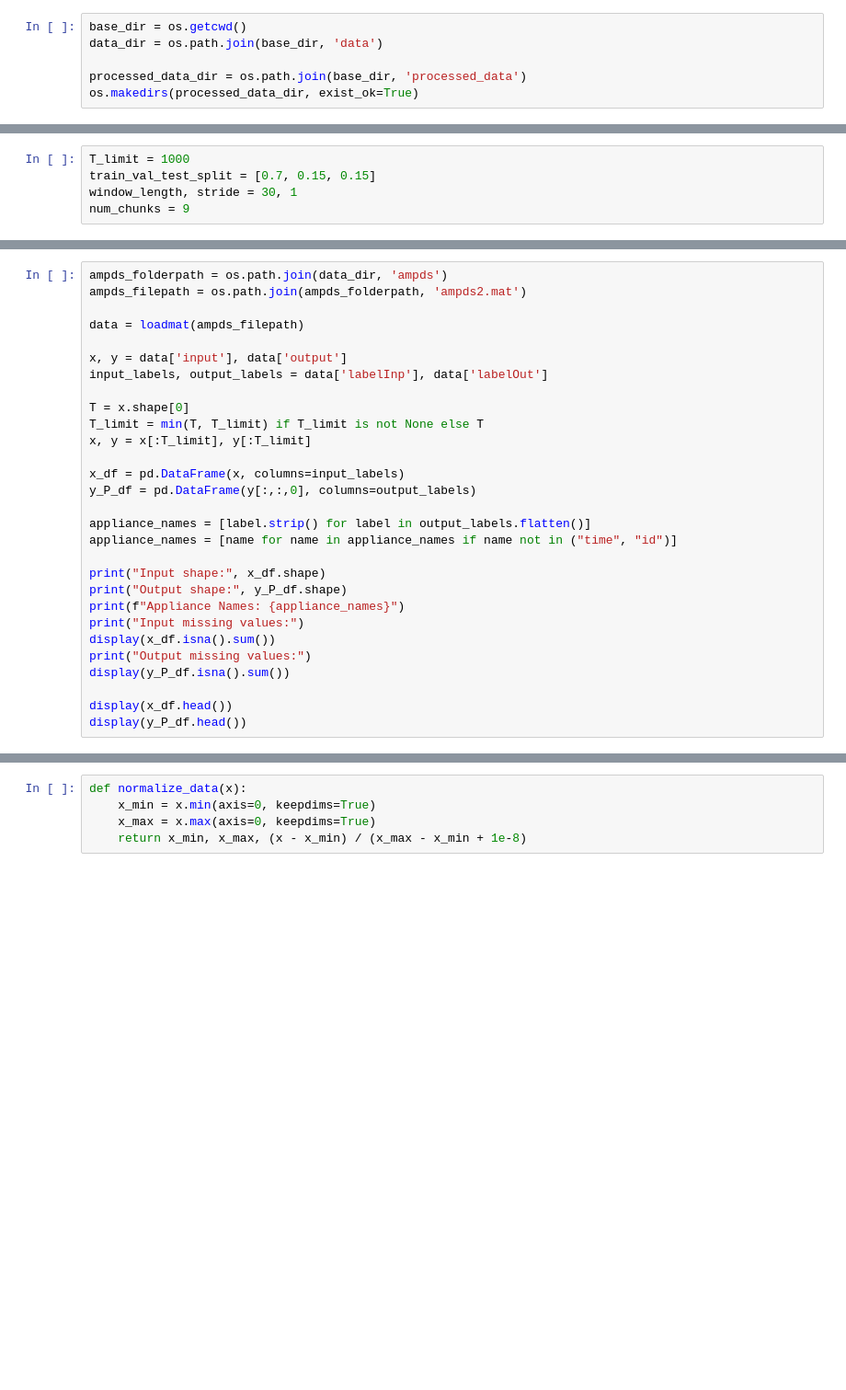
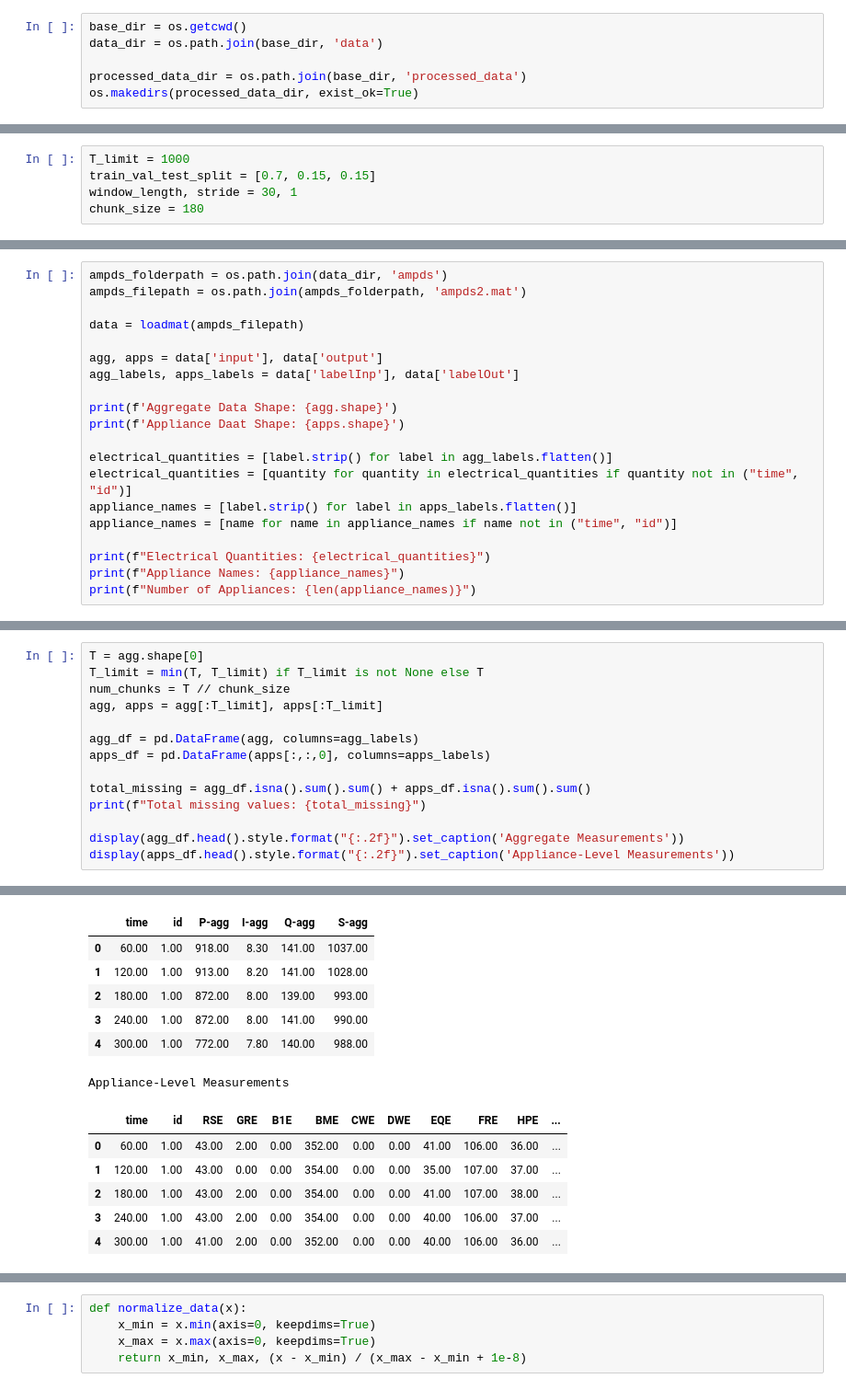
Before and after one commit to codettlaff/Differential-Privacy-PESGM2026, a Jupyter notebook: data_generation.ipynb, the cells around one changed output, grey strips where cells are left out. Shown at 92% size. Drawn from its saved outputs; the diff is of its cells as text; blank space fills up the shorter version.

```diff
--- a/data_generation.ipynb
+++ b/data_generation.ipynb
@@ -21,6 +23,6 @@ os.makedirs(processed_data_dir, exist_ok=True)
 T_limit = 1000
 train_val_test_split = [0.7, 0.15, 0.15]
 window_length, stride = 30, 1
-num_chunks = 9
+chunk_size = 180
 # %% [markdown]
 ## Load Data
@@ -30,27 +34,18 @@ ampds_filepath = os.path.join(ampds_folderpath, 'ampds2.mat')
 
 data = loadmat(ampds_filepath)
 
-x, y = data['input'], data['output']
-input_labels, output_labels = data['labelInp'], data['labelOut']
+agg, apps = data['input'], data['output']
+agg_labels, apps_labels = data['labelInp'], data['labelOut']
 
-T = x.shape[0]
-T_limit = min(T, T_limit) if T_limit is not None else T
-x, y = x[:T_limit], y[:T_limit]
+print(f'Aggregate Data Shape: {agg.shape}')
+print(f'Appliance Daat Shape: {apps.shape}')
 
-x_df = pd.DataFrame(x, columns=input_labels)
-y_P_df = pd.DataFrame(y[:,:,0], columns=output_labels)
-
-appliance_names = [label.strip() for label in output_labels.flatten()]
+electrical_quantities = [label.strip() for label in agg_labels.flatten()]
+electrical_quantities = [quantity for quantity in electrical_quantities if quantity not in ("time", "id")]
+appliance_names = [label.strip() for label in apps_labels.flatten()]
 appliance_names = [name for name in appliance_names if name not in ("time", "id")]
 
-print("Input shape:", x_df.shape)
-print("Output shape:", y_P_df.shape)
+print(f"Electrical Quantities: {electrical_quantities}")
 print(f"Appliance Names: {appliance_names}")
-print("Input missing values:")
-display(x_df.isna().sum())
-print("Output missing values:")
-display(y_P_df.isna().sum())
-
-display(x_df.head())
-display(y_P_df.head())
+print(f"Number of Appliances: {len(appliance_names)}")
 # %% [output]
@@ -98,0 +61,15 @@ dtype: int64
+# %%
+T = agg.shape[0]
+T_limit = min(T, T_limit) if T_limit is not None else T
+num_chunks = T // chunk_size
+agg, apps = agg[:T_limit], apps[:T_limit]
+
+agg_df = pd.DataFrame(agg, columns=agg_labels)
+apps_df = pd.DataFrame(apps[:,:,0], columns=apps_labels)
+
+total_missing = agg_df.isna().sum().sum() + apps_df.isna().sum().sum()
+print(f"Total missing values: {total_missing}")
+
+display(agg_df.head().style.format("{:.2f}").set_caption('Aggregate Measurements'))
+display(apps_df.head().style.format("{:.2f}").set_caption('Appliance-Level Measurements'))
+# %% [output]
@@ -99,3 +78,16 @@ dtype: int64
+|  | time | id | P-agg | I-agg | Q-agg | S-agg |
+| 0 | 60.00 | 1.00 | 918.00 | 8.30 | 141.00 | 1037.00 |
+| 1 | 120.00 | 1.00 | 913.00 | 8.20 | 141.00 | 1028.00 |
+| 2 | 180.00 | 1.00 | 872.00 | 8.00 | 139.00 | 993.00 |
+| 3 | 240.00 | 1.00 | 872.00 | 8.00 | 141.00 | 990.00 |
+| 4 | 300.00 | 1.00 | 772.00 | 7.80 | 140.00 | 988.00 |
+Appliance-Level Measurements
+|  | time | id | RSE | GRE | B1E | BME | CWE | DWE | EQE | FRE | HPE | ... |
+| 0 | 60.00 | 1.00 | 43.00 | 2.00 | 0.00 | 352.00 | 0.00 | 0.00 | 41.00 | 106.00 | 36.00 | ... |
+| 1 | 120.00 | 1.00 | 43.00 | 0.00 | 0.00 | 354.00 | 0.00 | 0.00 | 35.00 | 107.00 | 37.00 | ... |
+| 2 | 180.00 | 1.00 | 43.00 | 2.00 | 0.00 | 354.00 | 0.00 | 0.00 | 41.00 | 107.00 | 38.00 | ... |
+| 3 | 240.00 | 1.00 | 43.00 | 2.00 | 0.00 | 354.00 | 0.00 | 0.00 | 40.00 | 106.00 | 37.00 | ... |
+| 4 | 300.00 | 1.00 | 41.00 | 2.00 | 0.00 | 352.00 | 0.00 | 0.00 | 40.00 | 106.00 | 36.00 | ... |
 # %% [markdown]
 ## Normalize data
 
```
Also changed, not shown: parts of 14 cells of this notebook, 1 other file.
